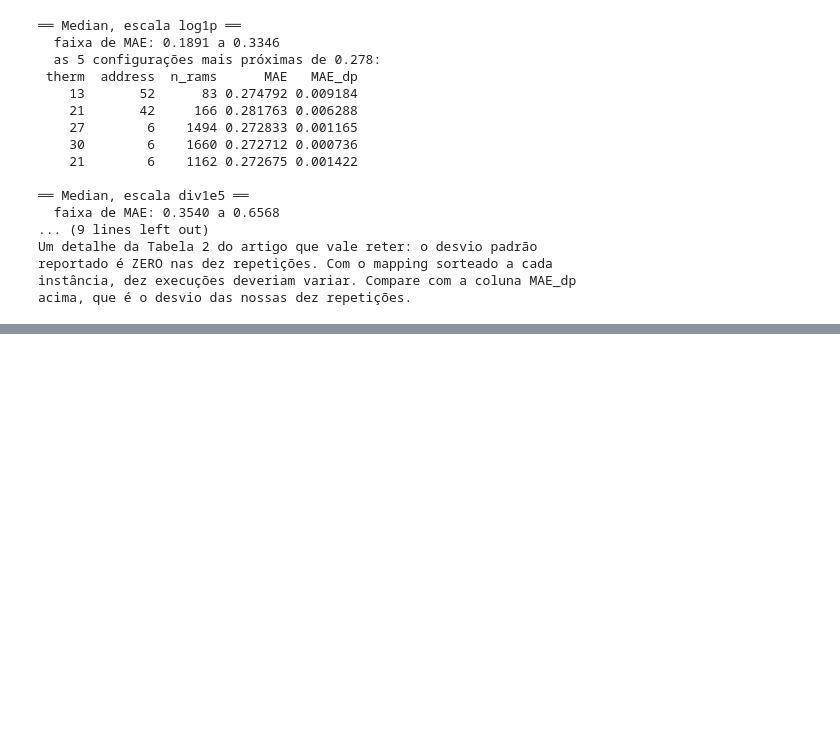
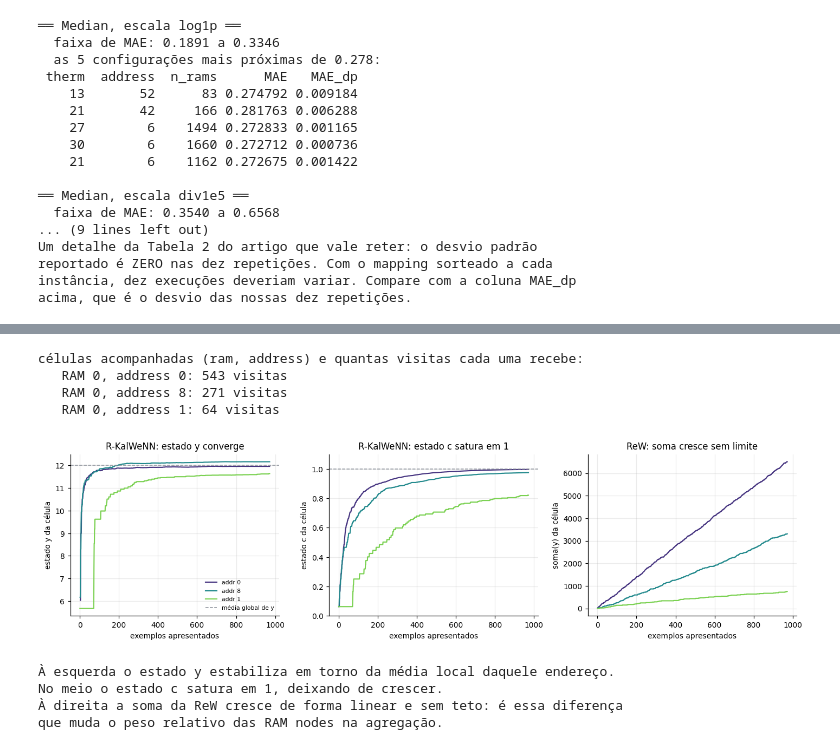
Before and after one commit to AstroNatasha/KalWeNN, a Jupyter notebook: RegressionKalWeNN/04_reproducao_tese.ipynb, the cells around one changed output, grey strips where cells are left out. Cells and saved outputs as stored; diff of their text form; code cells hidden in the pictures; blank space fills up the shorter version.

```diff
--- a/RegressionKalWeNN/04_reproducao_tese.ipynb
+++ b/RegressionKalWeNN/04_reproducao_tese.ipynb
@@ -575,0 +876,51 @@ acima, que é o desvio das nossas dez repetições.
+# %%
+# escolhe as células mais visitadas da RAM 0 para acompanhar
+addr_tr = RKalWeNN(ADDR_FIXO, MAPPING)._addresses(Xb_train)
+cont = pd.Series(addr_tr[:, 0]).value_counts()
+trilha = [(0, int(a)) for a in cont.index[:3]]
+print("células acompanhadas (ram, address) e quantas visitas cada uma recebe:")
+for (r_, a), n in zip(trilha, cont.values[:3]):
+    print(f"   RAM {r_}, address {a}: {n} visitas")
+
+modelo_tr = RKalWeNN(ADDR_FIXO, MAPPING, q_c=1e-3, r_c=15.0,
+                     q_y=0.0, r_y=1.0, seed=0).fit(Xb_train, y_train, trilha=trilha)
+
+fig, ax = plt.subplots(1, 3, figsize=(13, 3.6))
+cores = plt.cm.viridis(np.linspace(.15, .8, len(trilha)))
+
+for (t, cor) in zip(trilha, cores):
+    h = np.array(modelo_tr.historico_[t])
+    ax[0].plot(h[:, 0], h[:, 2], lw=1.4, color=cor, label=f"addr {t[1]}")
+    ax[1].plot(h[:, 0], h[:, 1], lw=1.4, color=cor)
+
+# a mesma célula na ReW: soma acumulada
+for (t, cor) in zip(trilha, cores):
+    mask = addr_tr[:, t[0]] == t[1]
+    soma = np.cumsum(np.where(mask, y_train, 0))
+    ax[2].plot(np.arange(len(soma)), soma, lw=1.4, color=cor)
+
+ax[0].axhline(y_train.mean(), color=COR_REF, ls="--", lw=1, label="média global de y")
+ax[0].set(xlabel="exemplos apresentados", ylabel="estado y da célula",
+          title="R-KalWeNN: estado y converge")
+ax[0].legend(frameon=False, fontsize=7)
+ax[1].axhline(1.0, color=COR_REF, ls="--", lw=1)
+ax[1].set(xlabel="exemplos apresentados", ylabel="estado c da célula",
+          title="R-KalWeNN: estado c satura em 1", ylim=(0, 1.1))
+ax[2].set(xlabel="exemplos apresentados", ylabel="soma(y) da célula",
+          title="ReW: soma cresce sem limite")
+plt.tight_layout(); plt.show()
+
+print("\nÀ esquerda o estado y estabiliza em torno da média local daquele endereço.")
+print("No meio o estado c satura em 1, deixando de crescer.")
+print("À direita a soma da ReW cresce de forma linear e sem teto: é essa diferença")
+print("que muda o peso relativo das RAM nodes na agregação.")
+# %% [output]
+células acompanhadas (ram, address) e quantas visitas cada uma recebe:
+   RAM 0, address 0: 543 visitas
+   RAM 0, address 8: 271 visitas
+   RAM 0, address 1: 64 visitas
+[figure, added]
+À esquerda o estado y estabiliza em torno da média local daquele endereço.
+No meio o estado c satura em 1, deixando de crescer.
+À direita a soma da ReW cresce de forma linear e sem teto: é essa diferença
+que muda o peso relativo das RAM nodes na agregação.
```
Also changed, not shown: parts of 20 cells of this notebook, 1 other file.
